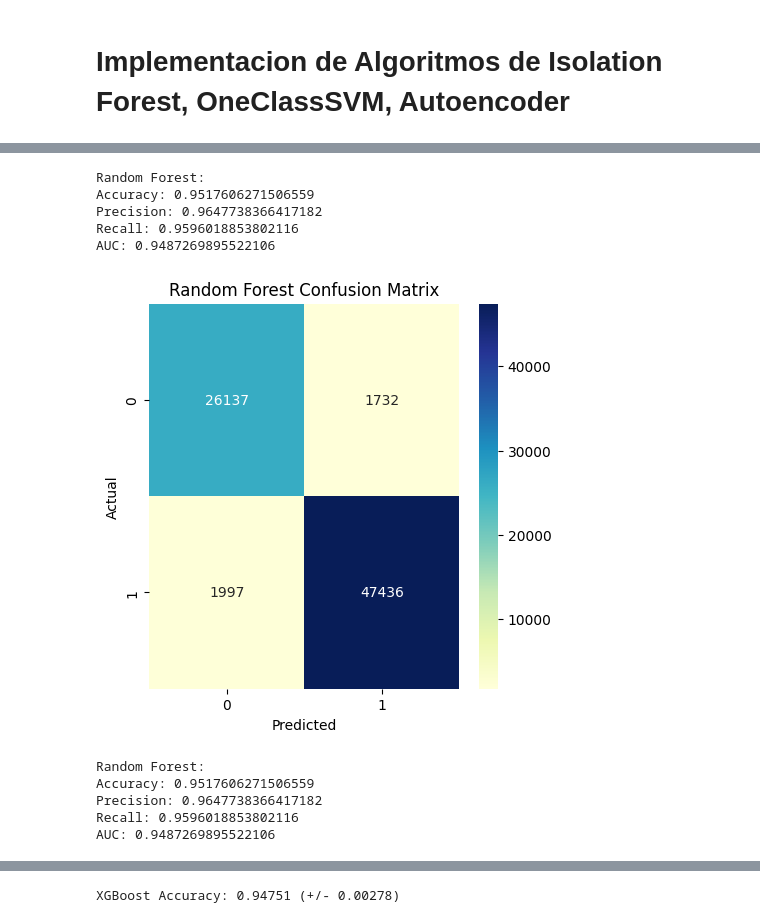
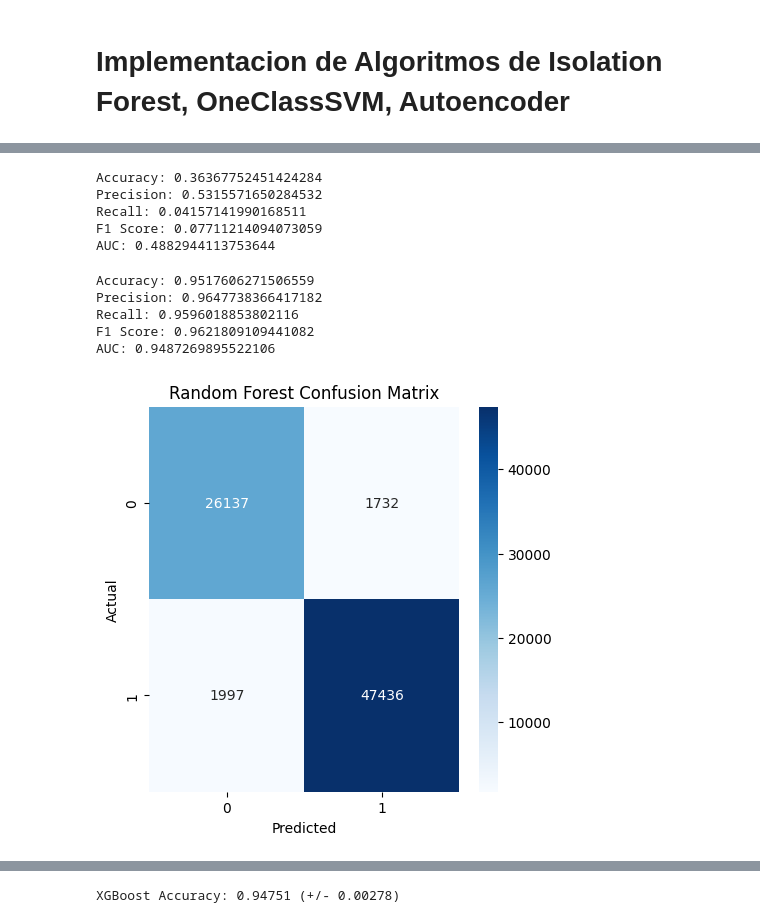
Before and after one commit to GaboLara998/ProyectoIntegrador, a Jupyter notebook: ProyectoIntregradorUSFQ.ipynb, the cells around one changed output, grey strips where cells are left out. Drawn from its saved outputs; the diff is of its cells as text; code cells hidden in the pictures.

```diff
--- a/ProyectoIntregradorUSFQ.ipynb
+++ b/ProyectoIntregradorUSFQ.ipynb
@@ -116,16 +124,15 @@ dtypes: float64(11), int64(29), object(4)
 memory usage: 86.5+ MB
 Número de datos en el conjunto de entrenamiento: 257673
 # %%
-
 cols_to_convert = ['proto', 'service', 'state']
 
-# Convertir columnas de tipo string a categóricas
+# Convertir columnas de tipo string a códigos numéricos
 dataFinal[cols_to_convert] = dataFinal[cols_to_convert].apply(lambda x: pd.Categorical(x).codes)
 
-# Mantener la columna de ataque como categórica
-dataFinal['attack_cat'] = pd.Categorical(dataFinal['attack_cat'])
+# La columna de ataque seguirá siendo categórica pero también se le asignan códigos
+dataFinal['attack_cat'] = pd.Categorical(dataFinal['attack_cat']).codes
 
-# Imprimir el DataFrame resultante
+# Imprimir el DataFrame resultante para verificar las conversiones
 print(dataFinal.head())
 # %% [output]
         dur  proto  service  state  spkts  dpkts  sbytes  dbytes       rate  \
@@ -247,9 +250,9 @@ from sklearn.metrics import recall_score
 # Definir conjunto de parámetros para la búsqueda
 parametros_busqueda = {
     'criterion': ['gini', 'entropy'],
-    'max_depth': [2, 4],
-    'min_samples_split': [2, 4],
-    'min_samples_leaf': [1, 2]
+    'max_depth': [2, 2],
+    'min_samples_split': [2, 2],
+    'min_samples_leaf': [1, 1]
 }
 
 # Clasificador Decision Tree
@@ -403,3 +449,17 @@ feat_importances.nlargest(20).plot(kind='barh', color=['g', 'b'] * 5)
 [figure]
 # %% [markdown]
 # Implementacion de Algoritmos de Isolation Forest, OneClassSVM, Autoencoder
+# %%
+# Ajustar el modelo con un enfoque más refinado
+if_model = IsolationForest(n_estimators=150, max_samples='auto', contamination=0.05, max_features=0.8, bootstrap=True, random_state=42)
+if_model.fit(X_train)
+
+# Predecir anomalías en el conjunto de prueba
+if_predictions = if_model.predict(X_test)
+if_labels = np.where(if_predictions == -1, 1, 0)  # Convertir de -1 para outliers a 1 para anomalías
+
+# Calcular métricas de rendimiento
+print_metrics(y_test, if_labels)
+
+# Graficar la matriz de confusión
+plot_confusion_matrix(y_test, if_labels, "Isolation Forest Confusion Matrix (Refinado)")
@@ -503,35 +590,29 @@ AUC: 0.3709193391601796
+# %%
+print_metrics(y_test, autoencoder_labels)
+# %% [output]
+Accuracy: 0.36367752451424284
+Precision: 0.5315571650284532
+Recall: 0.04157141990168511
+F1 Score: 0.07711214094073059
+AUC: 0.4882944113753644
 # %%
 # Entrenar y evaluar Random Forest
 rf = RandomForestClassifier(random_state=123)
 rf.fit(X_train, y_train)
 y_pred_rf = rf.predict(X_test)
 
 
-print("\nRandom Forest:")
-print("Accuracy:", accuracy_score(y_test, y_pred_rf))
-print("Precision:", precision_score(y_test, y_pred_rf))
-print("Recall:", recall_score(y_test, y_pred_rf))
-print("AUC:", roc_auc_score(y_test, y_pred_rf))
+print_metrics(y_test, y_pred_rf)
 
 
 plot_confusion_matrix(y_test, y_pred_rf, "Random Forest Confusion Matrix")
-print("\nRandom Forest:")
-print("Accuracy:", accuracy_score(y_test, y_pred_rf))
-print("Precision:", precision_score(y_test, y_pred_rf))
-print("Recall:", recall_score(y_test, y_pred_rf))
-print("AUC:", roc_auc_score(y_test, y_pred_rf))
 # %% [output]
-Random Forest:
 Accuracy: 0.9517606271506559
 Precision: 0.9647738366417182
 Recall: 0.9596018853802116
+F1 Score: 0.9621809109441082
 AUC: 0.9487269895522106
-[figure, old version]
+[figure, new version]
-Random Forest:
-Accuracy: 0.9517606271506559
-Precision: 0.9647738366417182
-Recall: 0.9596018853802116
-AUC: 0.9487269895522106
 # %%
 from sklearn.neighbors import KNeighborsClassifier
 
```
Also changed, not shown: parts of 29 cells of this notebook.
